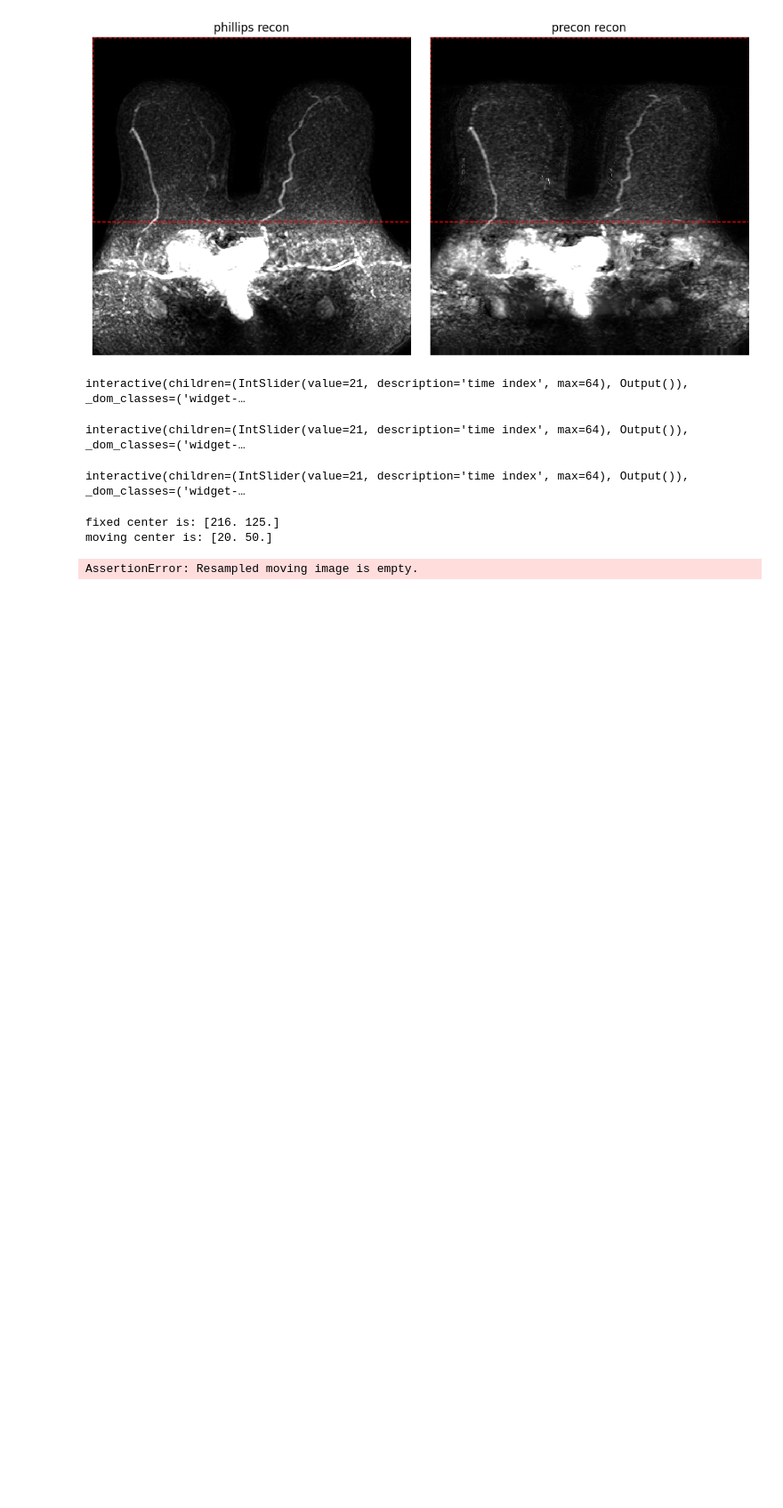
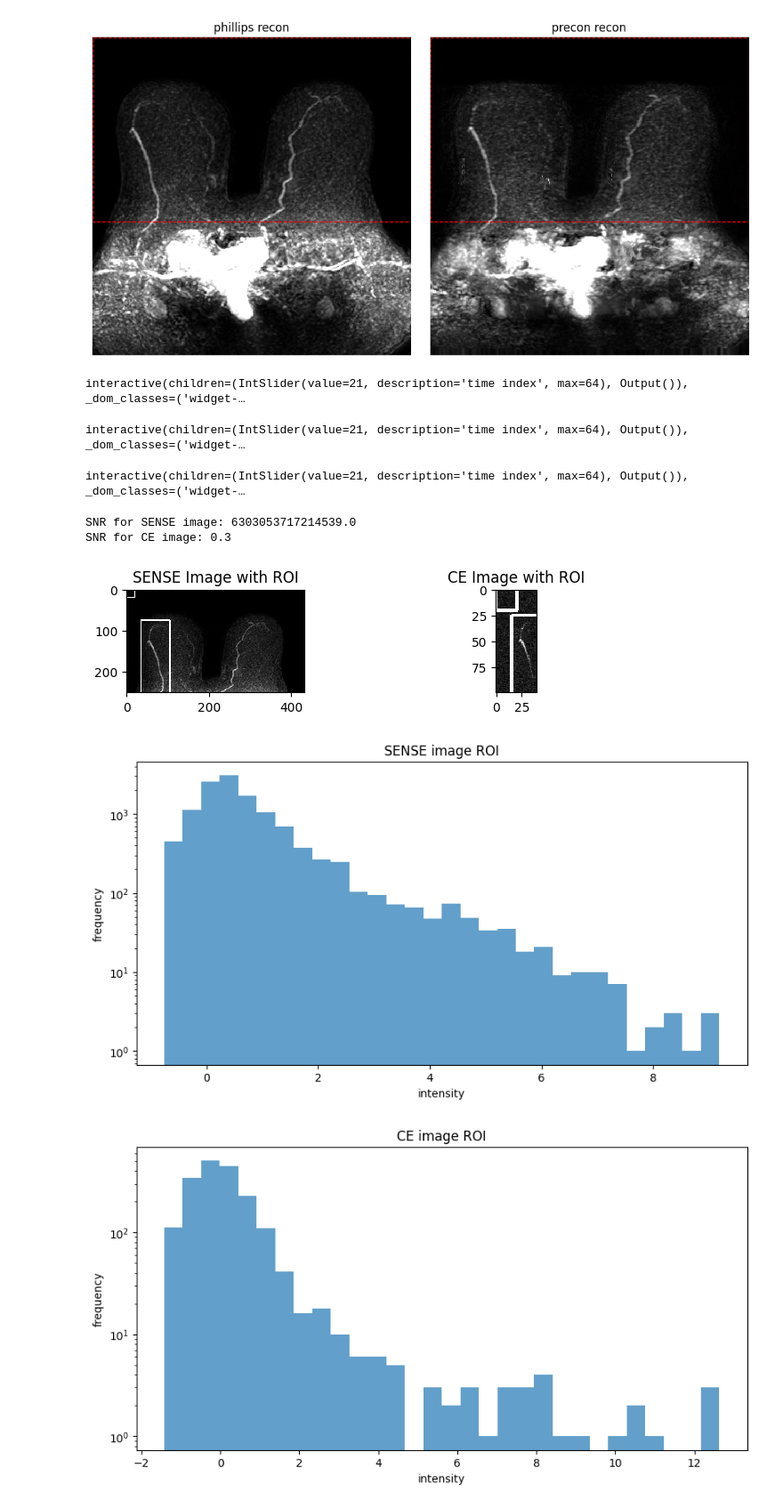
Before and after one commit to annawoodard/recon, a Jupyter notebook: plot.ipynb, the cells around one changed output. Shown at 89% size. Cells and saved outputs as stored; diff of their text form; code cells hidden in the pictures; blank space fills up the shorter version.

```diff
--- a/plot.ipynb
+++ b/plot.ipynb
@@ -134,15 +135,36 @@ interactive_plot(
 interactive(children=(IntSlider(value=21, description='time index', max=64), Output()), _dom_classes=('widget-…
 # %%
 process_images(
-    filtered_coil_images,
+    # filtered_coil_images,
+    coil_images,
     phillips_recon,
     10,
     21,
+    [
+        (
+            15,
+            25,
+            25,
+            80,
+        )
+    ],
+    [
+        (
+            35,
+            75,
+            70,
+            200,
+        )
+    ],
+    [(0, 0, 20, 20)],
     coil_window=100,
     recon_window=250,
     n_subtract=4,
+    output_dir="plots",
 )
 # %% [output]
-fixed center is: [216. 125.]
-moving center is: [20. 50.]
+SNR for SENSE image: 6303053717214539.0
+SNR for CE image: 0.3
-AssertionError: Resampled moving image is empty.
+[figure, added]
+[figure, added]
+[figure, added]
```
Also changed, not shown: parts of 2 cells of this notebook, 2 other files.
